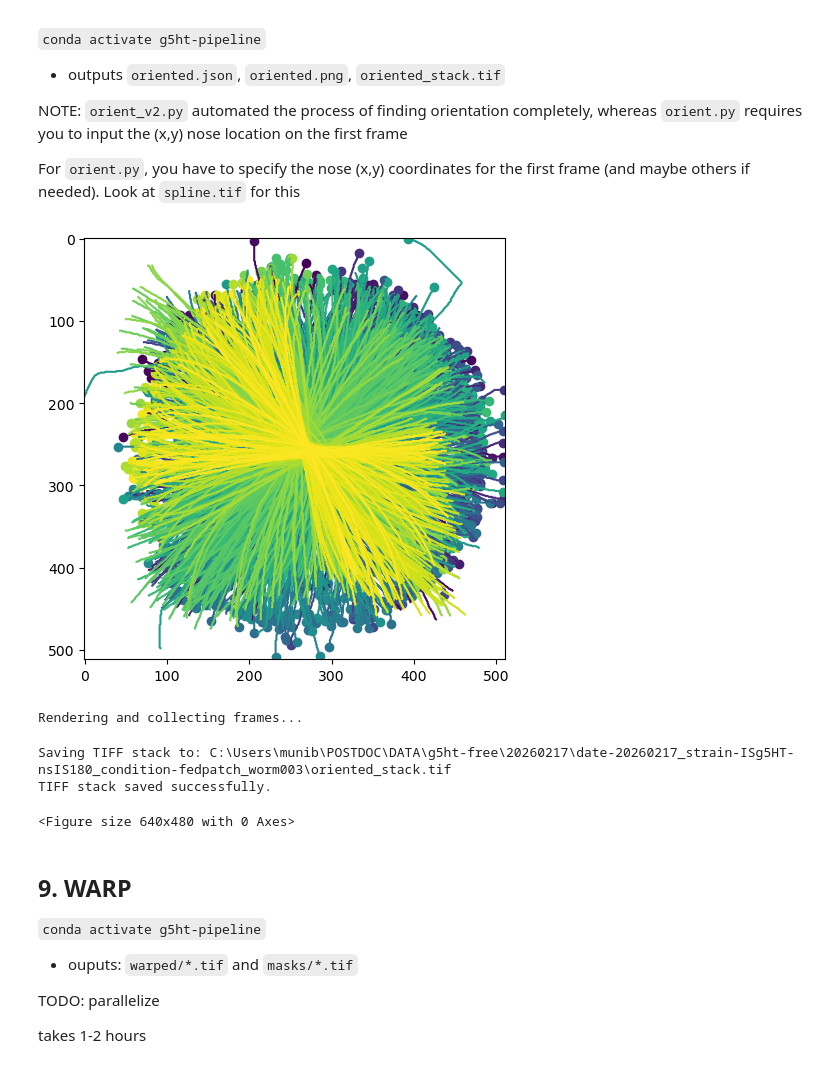
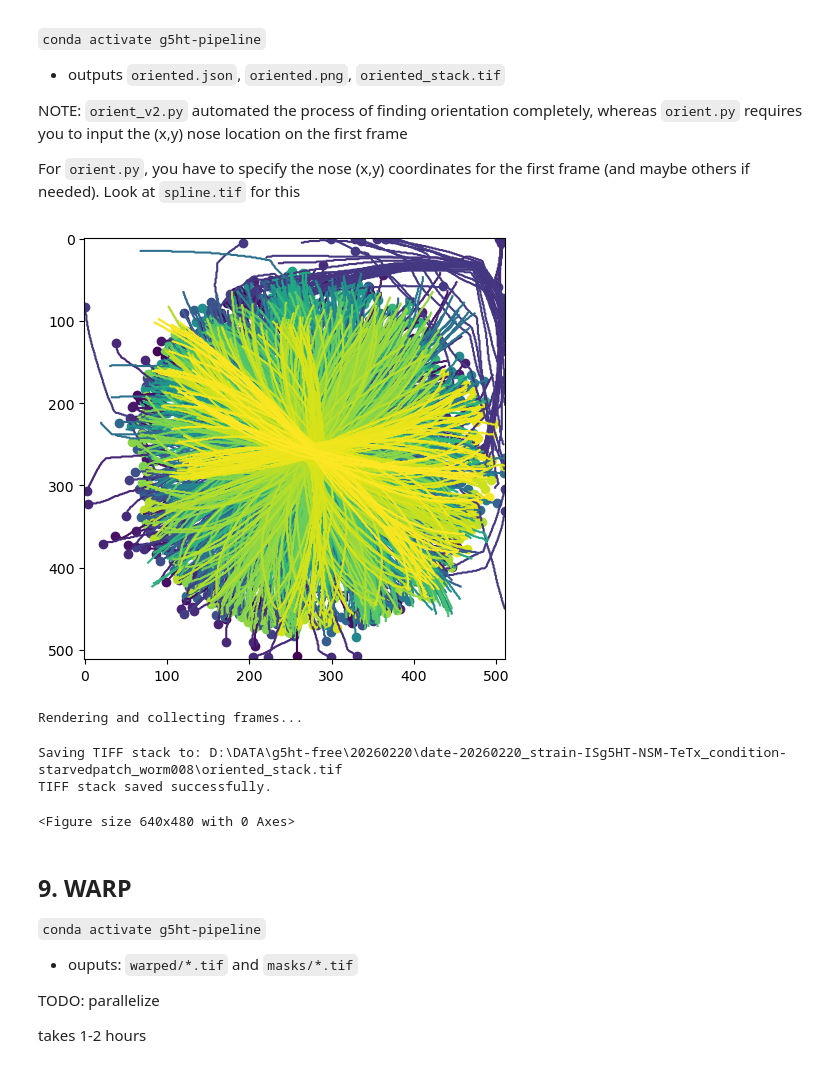
Before and after one commit to MunibH/g5ht-pipeline, a Jupyter notebook: run_pipeline_flvc_transfer.ipynb, the cells around one changed output. Cells and saved outputs as stored; diff of their text form; code cells hidden in the pictures.

```diff
--- a/run_pipeline_flvc_transfer.ipynb
+++ b/run_pipeline_flvc_transfer.ipynb
@@ -537,36 +464,35 @@ For `orient.py`, you have to specify the nose (x,y) coordinates for the first fr
 # %%
 import orient
 _ = importlib.reload(sys.modules['orient'])
 
 SPLINE_PTH = MIP_PTH = os.path.join(os.path.splitext(INPUT_ND2_PTH)[0], 'spline.json')
-nose_y = 68
-nose_x = 210
+nose_y = 452
+nose_x = 214
 
 
 # command-line arguments
 # sys.argv = ["", SPLINE_PTH, str(nose_y), str(nose_x)]
 
 # # apply constraints
 # # might need this when there are frames where the spline fitting fails and orientation is lost intermittently
 # # each constraint is a triplet: (frame, nose_y, nose_x)
 constraints = [
-    (668, 47, 342),
-    (677, 209, 477),
-    (679, 209, 477),
+    (130, 304, 7),
+    (212, 295, 55),
 ]
 
 # # with constraints: append triplets of (frame, nose_y, nose_x)
 constraint_args = []
 for frame, cy, cx in constraints:
     constraint_args.extend([str(frame), str(cy), str(cx)])
 sys.argv = ["", SPLINE_PTH, str(nose_y), str(nose_x)] + constraint_args
 
 
 orient.main()
 # %% [output]
-[figure, old version]
+[figure, new version]
 Rendering and collecting frames...
-Saving TIFF stack to: C:\Users\munib\POSTDOC\DATA\g5ht-free\20260217\date-20260217_strain-ISg5HT-nsIS180_condition-fedpatch_worm003\oriented_stack.tif
+Saving TIFF stack to: D:\DATA\g5ht-free\20260220\date-20260220_strain-ISg5HT-NSM-TeTx_condition-starvedpatch_worm008\oriented_stack.tif
 TIFF stack saved successfully.
 <Figure size 640x480 with 0 Axes>
 # %%
```
Also changed, not shown: parts of 11 cells of this notebook, 3 other files.
